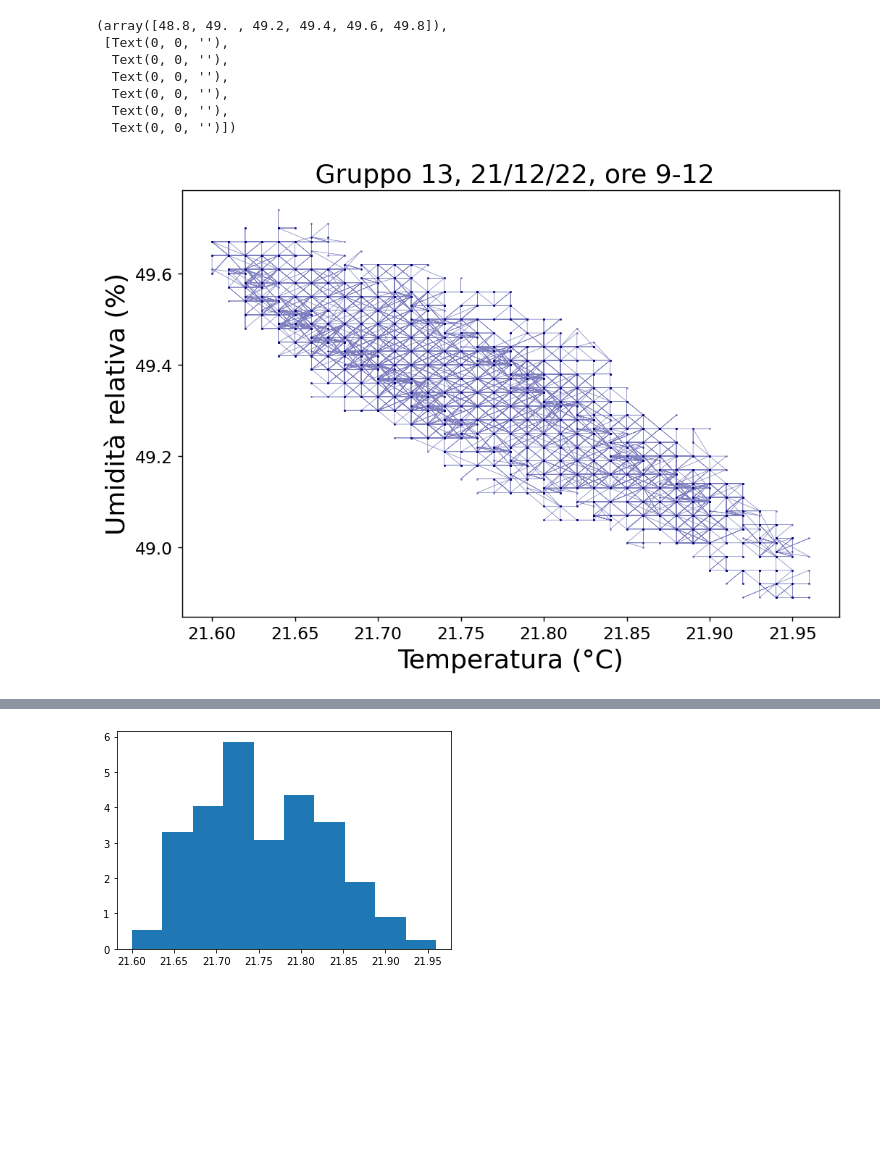
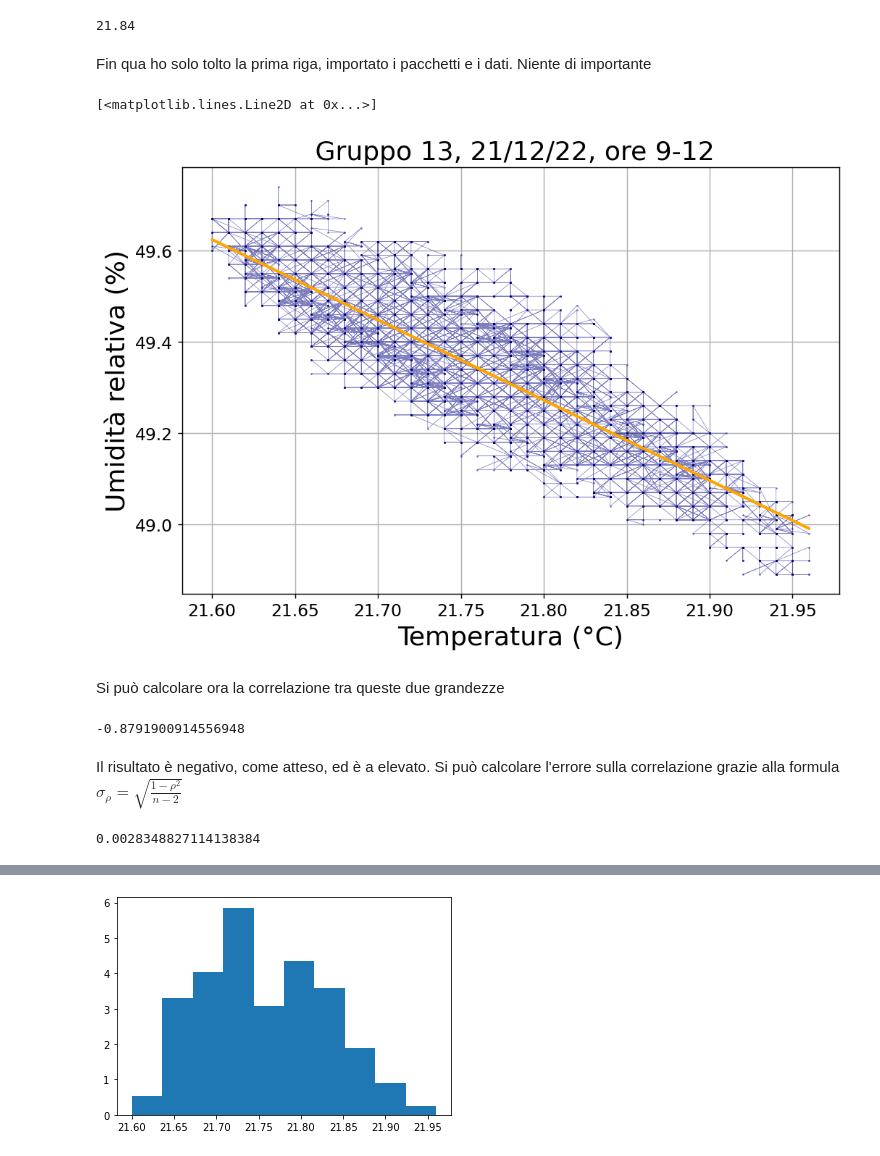
Before and after one commit to LorenzoUnich/Fischetta_4, a Jupyter notebook: Analisi dei dati da file.ipynb, the cells around one changed output, grey strips where cells are left out. Saved outputs shown, nothing was run; the diff lists cells and outputs as text; code cells hidden in the pictures; blank space fills up the shorter version.

```diff
--- a/Analisi dei dati da file.ipynb
+++ b/Analisi dei dati da file.ipynb
@@ -7,5 +8,6 @@ import seaborn as sns
 # %%
 file_name = r"sht75_nblab03_Hum_Temp_RUN_20221221080550_1_h.txt"
-data = pd.read_csv(file_name, sep=" ", header=0)
+data_all = pd.read_csv(file_name, sep=" ", header=0)
 # %%
-data.head()
+d = data_all.drop(index = 0)
+data = d.reset_index()
@@ -19,20 +14,24 @@ data.head()
+# %%
+data["temp_corr"][0]
+# %% [output]
+21.84
+# %% [markdown]
+Fin qua ho solo tolto la prima riga, importato i pacchetti e i dati. Niente di importante
 # %%
-
 plt.figure(figsize =(9,6),dpi = 130)
-plt.plot(data["temp_corr"][1:], data["RH_true"][1:], "-o",  alpha = 0.5, color = "navy", markersize  =0.5, linewidth = 0.4)
+plt.plot(data["temp_corr"] , data["RH_true"] , "-o",  alpha = 0.5, color = "navy", markersize  =0.5, linewidth = 0.4)
 plt.xlabel("Temperatura (°C)", fontsize = 20)
 plt.ylabel("Umidità relativa (%)", fontsize = 20)
 #plt.ylim(58.4,58.9)
 plt.title(" Gruppo 13, 21/12/22, ore 9-12", fontsize = 20)
-len(data["temp_corr"])
+e = [0.01 for i in range (len(data["temp_corr"]))]
+result = fit(data["temp_corr"], data["RH_true"], e)
 plt.xticks(fontsize = 13)
 plt.yticks(fontsize = 13)
+m, q = result[1], result[0]
+retta = [ m*i +q for i in data["temp_corr"] ]
+plt.grid(True)
+plt.plot(data["temp_corr"] , retta, color = "orange", linewidth= 2)
 # %% [output]
-(array([48.8, 49. , 49.2, 49.4, 49.6, 49.8]),
- [Text(0, 0, ''),
-  Text(0, 0, ''),
-  Text(0, 0, ''),
-  Text(0, 0, ''),
-  Text(0, 0, ''),
-  Text(0, 0, '')])
+[<matplotlib.lines.Line2D at 0x...>]
-[figure, old version]
+[figure, new version]
@@ -40,0 +38,15 @@ plt.
+# %% [markdown]
+Si può calcolare ora la correlazione tra queste due grandezze
+# %%
+Pearson = data["temp_corr"].corr( data["RH_true"])
+print(Pearson)
+# %% [output]
+-0.8791900914556948
+# %% [markdown]
+ Il risultato è negativo, come atteso, ed è a elevato. Si può calcolare l'errore sulla correlazione grazie alla formula $\sigma_\rho = \sqrt{\frac{1- \rho^2}{n-2}} $
+# %%
+n = len(data["temp_corr"])
+delta_rho = np.sqrt((1-Pearson**2)/(n-2))
+print(delta_rho)
+# %% [output]
+0.0028348827114138384
```
Also changed, not shown: parts of 28 cells of this notebook.
